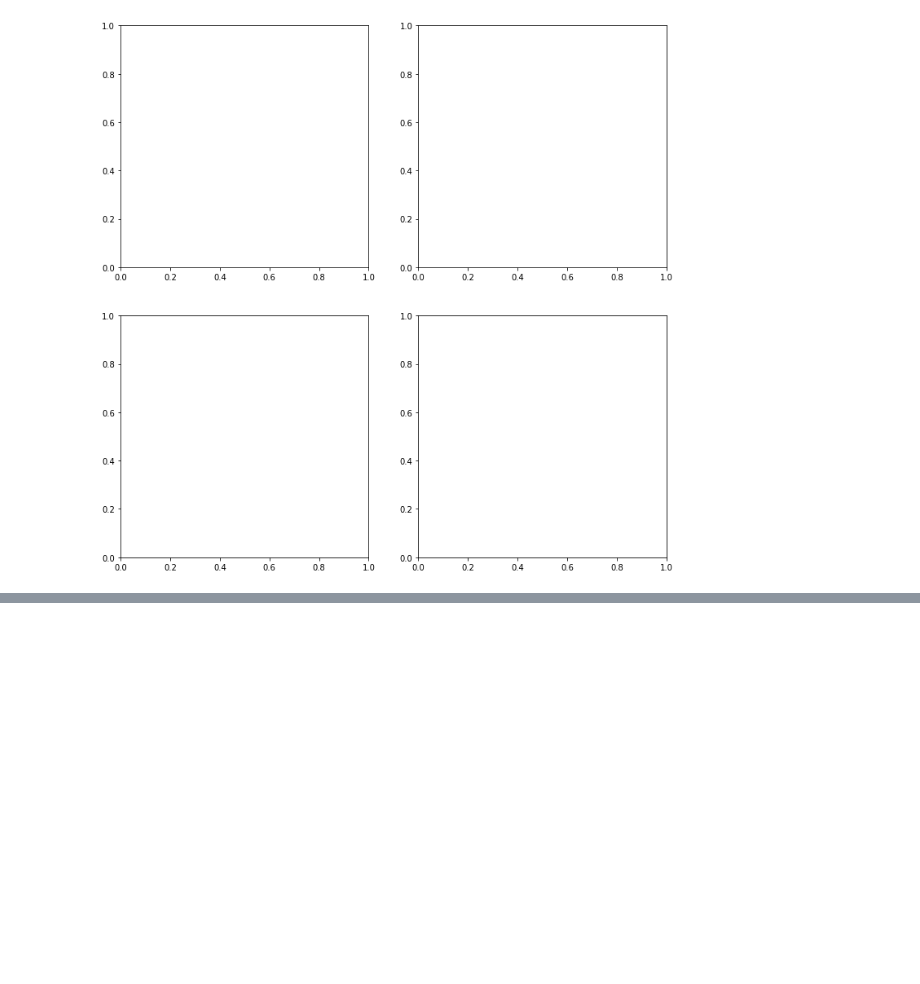
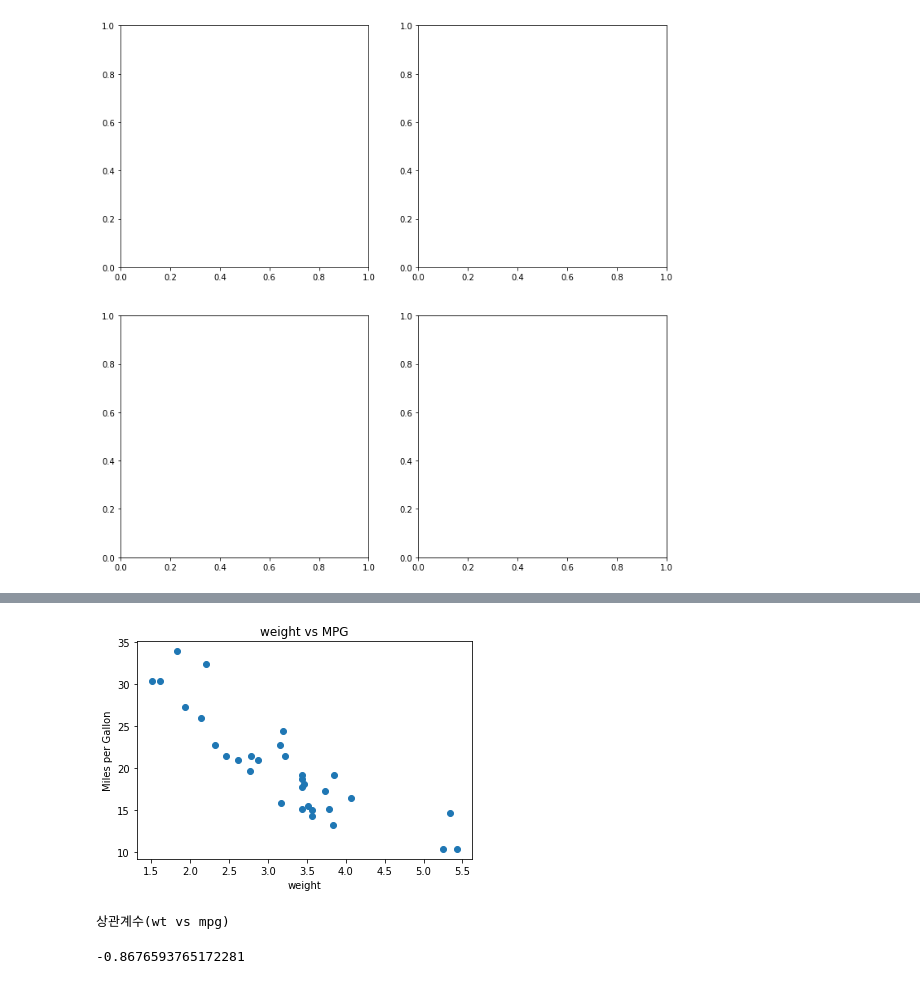
Before and after one commit to btjdghks2/Notebooks, a Jupyter notebook: DataScience03-Visualization.ipynb, the cells around one changed output, grey strips where cells are left out. Cells and saved outputs as stored; diff of their text form; code cells hidden in the pictures; blank space fills up the shorter version.

```diff
--- a/DataScience03-Visualization.ipynb
+++ b/DataScience03-Visualization.ipynb
@@ -91,3 +91,8 @@ plt.show() # 그래프 출력
 # %% [output]
 NameError: name 'ds1' is not defined
 [figure]
+# %%
+# mtcats 데이터셋을 이용한 산점도 그래프(Scatter plot)
+import pandas as pd
+mtcars = pd.read_csv("./data/mtcars.csv") # 헤더가 있고, 구분자가 컴마(,)
+mtcars
@@ -93,0 +151,18 @@ NameError: name 'ds1' is not defined
+# %%
+# mpg(연비) vs wt(중량) -> 산점도 그려보기
+plt.scatter(mtcars['wt'],mtcars['mpg'])
+plt.xlabel("weight")
+plt.ylabel("Miles per Gallon")
+plt.title("weight vs MPG")
+
+plt.show() # 그리기
+# %% [output]
+[figure, added]
+# %%
+# 상관계수
+print("상관계수(wt vs mpg)")
+mtcars.corr() # 상관계수 - 모든 수치 변수들 사이의 산관 계수
+mtcars['wt'].corr(mtcars['mpg']) # wt 변수와 mpg변수 사이의 상관계수 -> 역상관 관계
+# %% [output]
+상관계수(wt vs mpg)
+-0.8676593765172281
```
Also changed, not shown: parts of 9 cells of this notebook.
